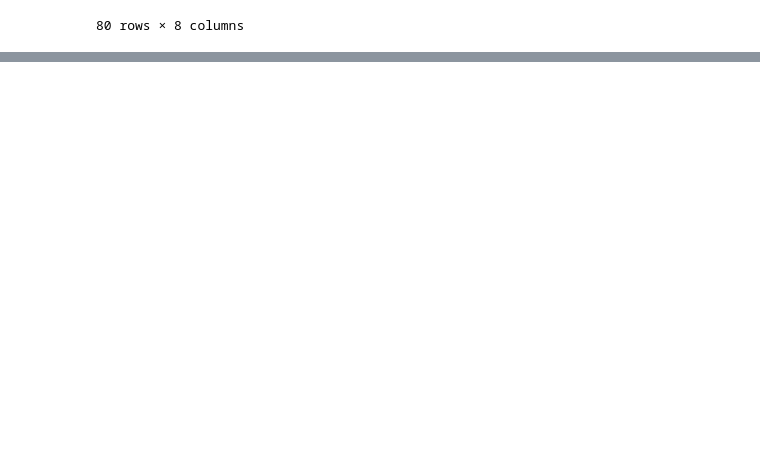
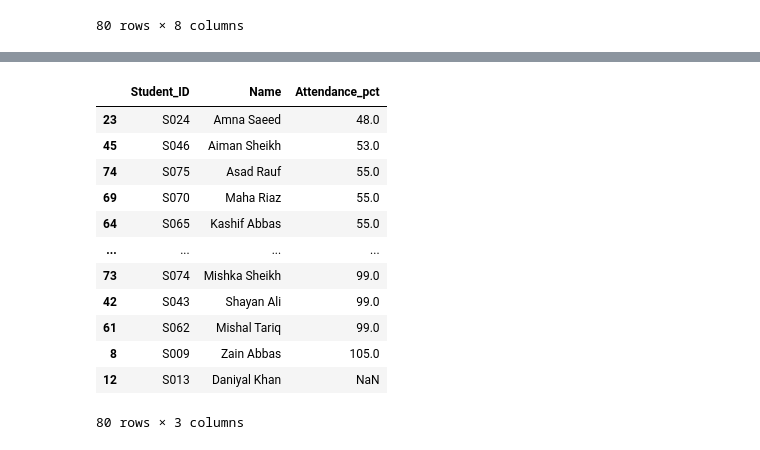
Before and after one commit to Abdullah25r/ML-Spaces, a Jupyter notebook: pandas.ipynb, the cells around one changed output, grey strips where cells are left out. Saved outputs shown, nothing was run; the diff lists cells and outputs as text; code cells hidden in the pictures; blank space fills up the shorter version.

```diff
--- a/pandas.ipynb
+++ b/pandas.ipynb
@@ -117,0 +154,44 @@ compact_dataframe.loc[0: 10 , ["Name", "Study_Hours", "Attendance_pct"]]
+# %%
+'''
+Task 5 - Sorting and Ranking
+19. Sort by Final_Marks ascending and descending.
+20. Sort by Course and then Final_Marks within each course.
+21. Find the top 5 students by Final_Marks without manually slicing a fully sorted DataFrame.
+22. Find the 3 students with the lowest Attendance_pct.
+Challenge: Return only Student_ID, Name, and the metric used for ranking.
+'''
+
+# func that return actual val in stead of booleans
+df.sort_values(by = 'Final_Marks').head(n=10) # inplace if tre than it modifed the original dataset
+
+#by descsing to we have to set ascenidgn to false
+df.sort_values(by = 'Final_Marks', ascending=False).head(n=10)
+
+# 20
+df.sort_values(by=['Course', 'Final_Marks'])
+
+#21
+df.sort_values(by='Final_Marks', ascending=False).tail() # both arg take string or list and third arg implace
+# alternative is
+df.nlargest(5, 'Final_Marks')
+#22 lowest attendance pct
+df.sort_values(by='Attendance_pct').iloc[:4] #.head(3) #or i can do it with head(3)
+# or
+df.nsmallest(3, 'Attendance_pct')
+#challenge
+selected_cols = df.sort_values(by='Attendance_pct')
+selected_cols[['Student_ID', 'Name','Attendance_pct']] # we can use loc[:, [<cols>]]
+# %% [output]
+|  | Student_ID | Name | Attendance_pct |
+| 23 | S024 | Amna Saeed | 48.0 |
+| 45 | S046 | Aiman Sheikh | 53.0 |
+| 74 | S075 | Asad Rauf | 55.0 |
+| 69 | S070 | Maha Riaz | 55.0 |
+| 64 | S065 | Kashif Abbas | 55.0 |
+| ... | ... | ... | ... |
+| 73 | S074 | Mishka Sheikh | 99.0 |
+| 42 | S043 | Shayan Ali | 99.0 |
+| 61 | S062 | Mishal Tariq | 99.0 |
+| 8 | S009 | Zain Abbas | 105.0 |
+| 12 | S013 | Daniyal Khan | NaN |
+80 rows × 3 columns
```
Also changed, not shown: parts of 7 cells of this notebook.
